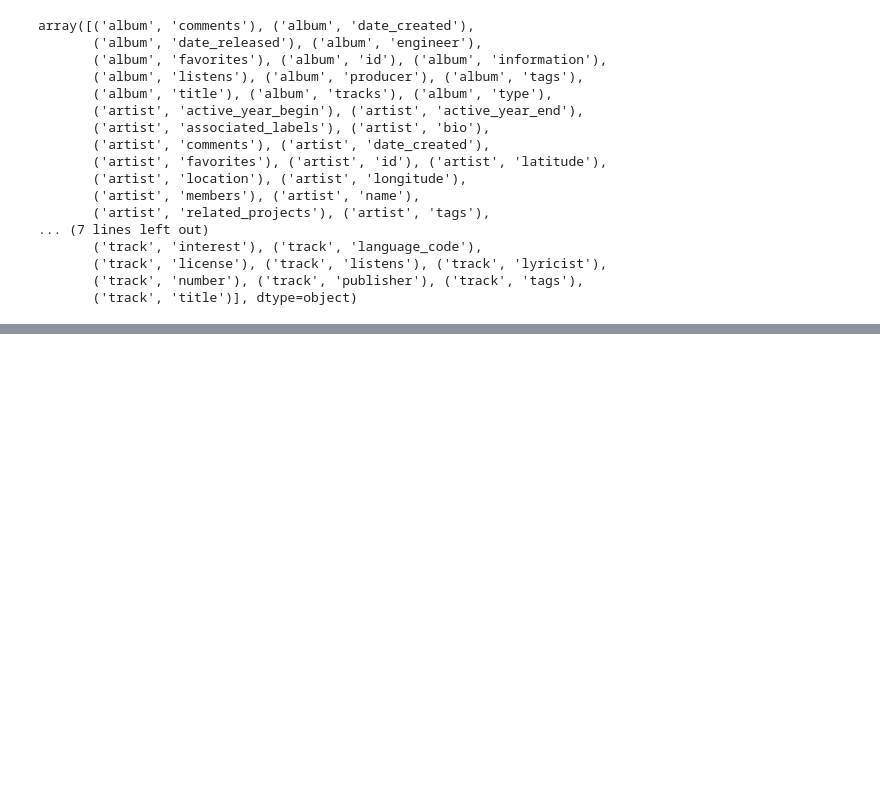
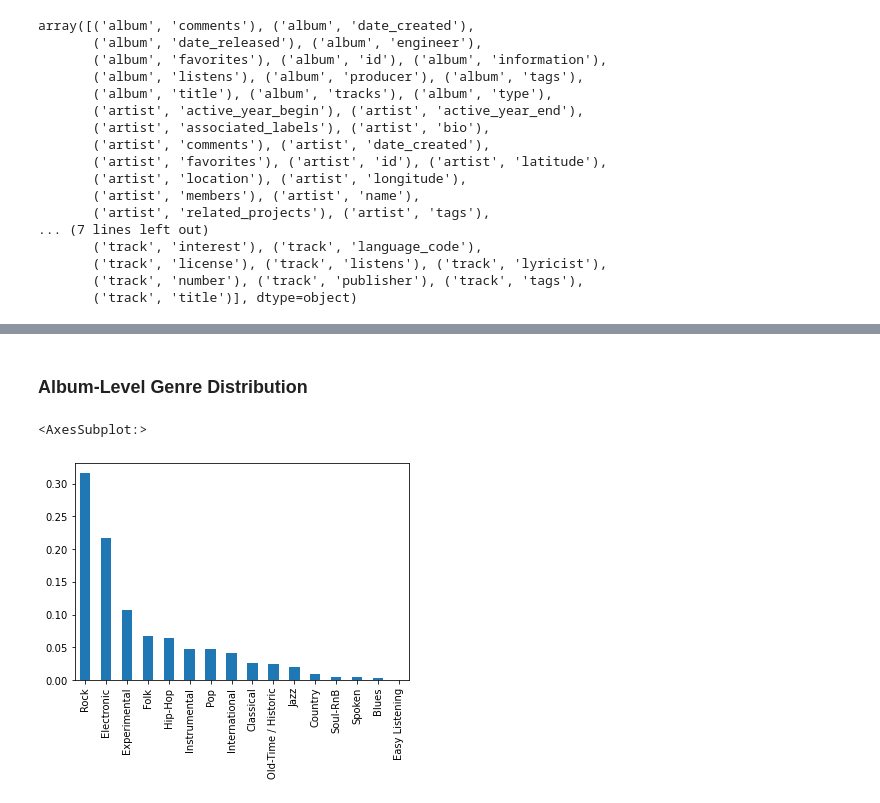
Before and after one commit to leod/aural-travels, a Jupyter notebook: notebooks/data_exploration.ipynb, the cells around one changed output, grey strips where cells are left out. Saved outputs shown, nothing was run; the diff lists cells and outputs as text; code cells hidden in the pictures; blank space fills up the shorter version.

```diff
--- a/notebooks/data_exploration.ipynb
+++ b/notebooks/data_exploration.ipynb
@@ -92,0 +97,2 @@ tracks[tracks['set', 'subset'] == 'medium']['track', 'genre_top'].nunique()
+# %%
+albums = fma.load_albums(DATA_DIR)
@@ -92,0 +109,10 @@ tracks[tracks['set', 'subset'] == 'medium']['track', 'genre_top'].nunique()
+# %% [markdown]
+### Album-Level Genre Distribution
+# %%
+albums_pred = albums[~albums['genre_top'].isnull()]
+albums_pred[albums_pred['subset'] != 'large']['genre_top'] \
+    .value_counts(normalize=True) \
+    .plot(kind='bar')
+# %% [output]
+<AxesSubplot:>
+[figure, added]
```
Also changed, not shown: parts of 7 cells of this notebook, 3 other files.
